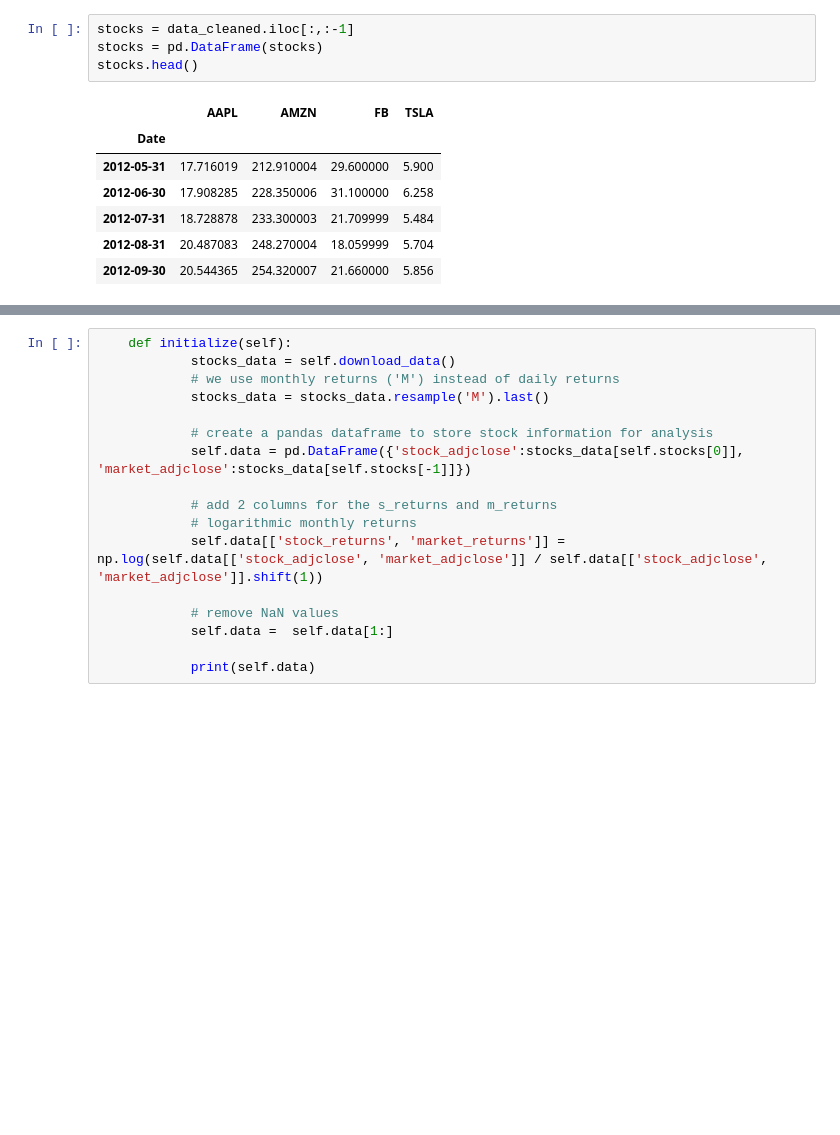
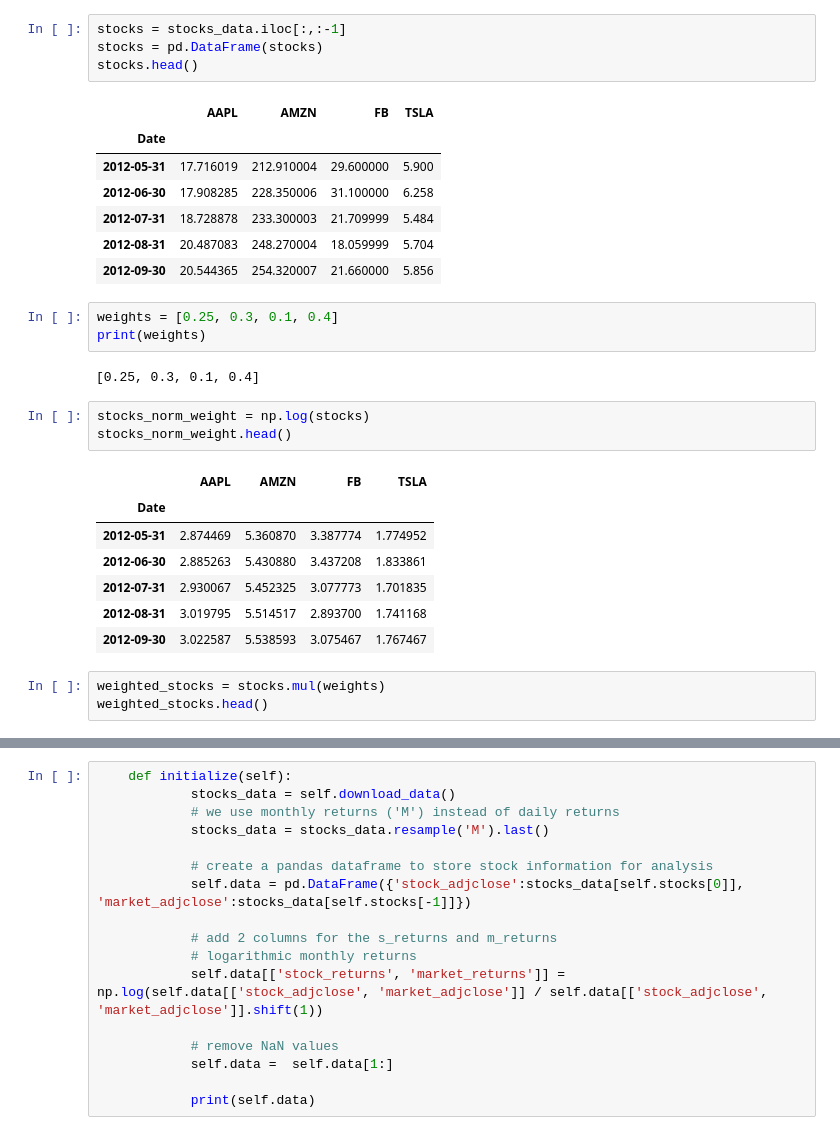
Before and after one commit to scottslusher/Portfolio-Builder, a Jupyter notebook: CAPM_troubleshoot.ipynb, the cells around one changed output, grey strips where cells are left out. Saved outputs shown, nothing was run; the diff lists cells and outputs as text; blank space fills up the shorter version.

```diff
--- a/CAPM_troubleshoot.ipynb
+++ b/CAPM_troubleshoot.ipynb
@@ -131,7 +93,7 @@ sp500.head()
 | 2012-08-31 | 1406.579956 | 1406.579956 |
 | 2012-09-30 | 1440.670044 | 1440.670044 |
 # %%
-stocks = data_cleaned.iloc[:,:-1]
+stocks = stocks_data.iloc[:,:-1]
 stocks = pd.DataFrame(stocks)
 stocks.head()
 # %% [output]
@@ -142,6 +104,25 @@ stocks.head()
 | 2012-07-31 | 18.728878 | 233.300003 | 21.709999 | 5.484 |
 | 2012-08-31 | 20.487083 | 248.270004 | 18.059999 | 5.704 |
 | 2012-09-30 | 20.544365 | 254.320007 | 21.660000 | 5.856 |
+# %%
+weights = [0.25, 0.3, 0.1, 0.4]
+print(weights)
+# %% [output]
+[0.25, 0.3, 0.1, 0.4]
+# %%
+stocks_norm_weight = np.log(stocks)
+stocks_norm_weight.head()
+# %% [output]
+|  | AAPL | AMZN | FB | TSLA |
+| Date |  |  |  |  |
+| 2012-05-31 | 2.874469 | 5.360870 | 3.387774 | 1.774952 |
+| 2012-06-30 | 2.885263 | 5.430880 | 3.437208 | 1.833861 |
+| 2012-07-31 | 2.930067 | 5.452325 | 3.077773 | 1.701835 |
+| 2012-08-31 | 3.019795 | 5.514517 | 2.893700 | 1.741168 |
+| 2012-09-30 | 3.022587 | 5.538593 | 3.075467 | 1.767467 |
+# %%
+weighted_stocks = stocks.mul(weights)
+weighted_stocks.head()
 # %%
 # we have to have a sector return value to compare against the market return
 # so we sum up all the stocks in the sector per day to figure out the daily_return compared to the market
```
Also changed, not shown: parts of 7 cells of this notebook, 2 other files.
